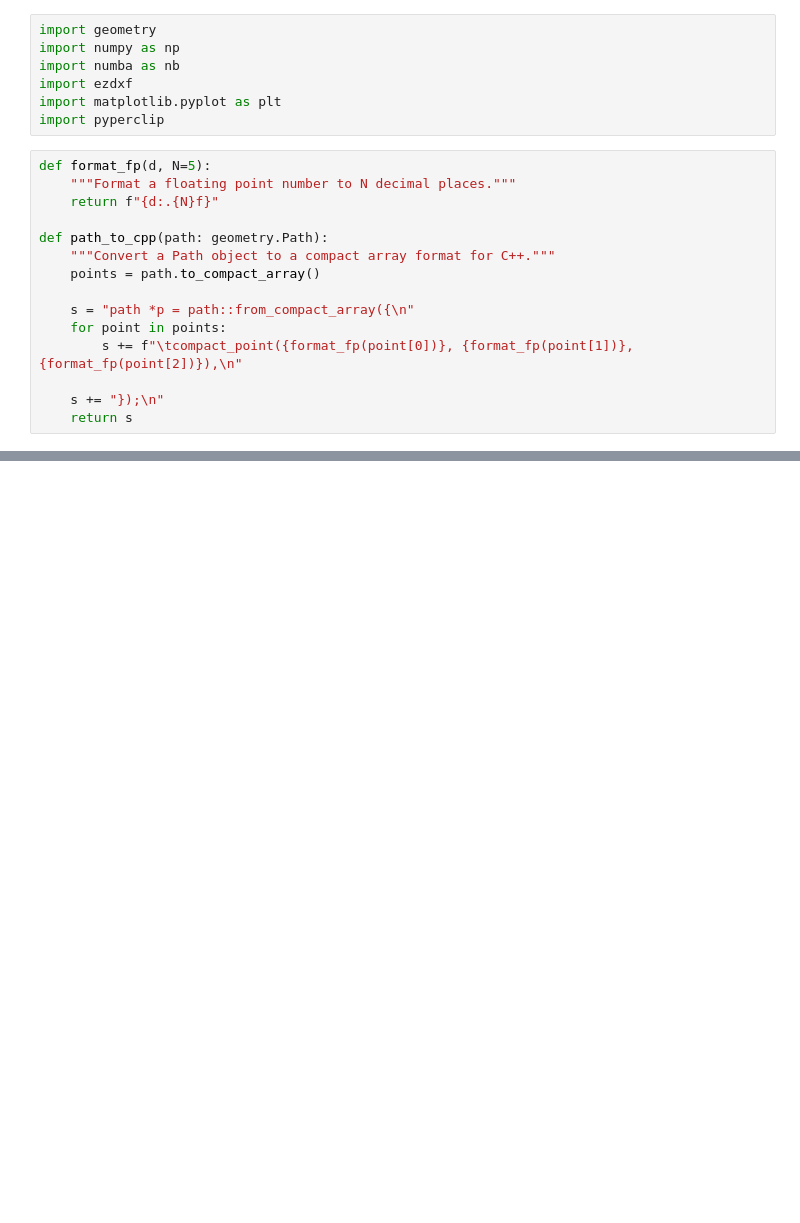
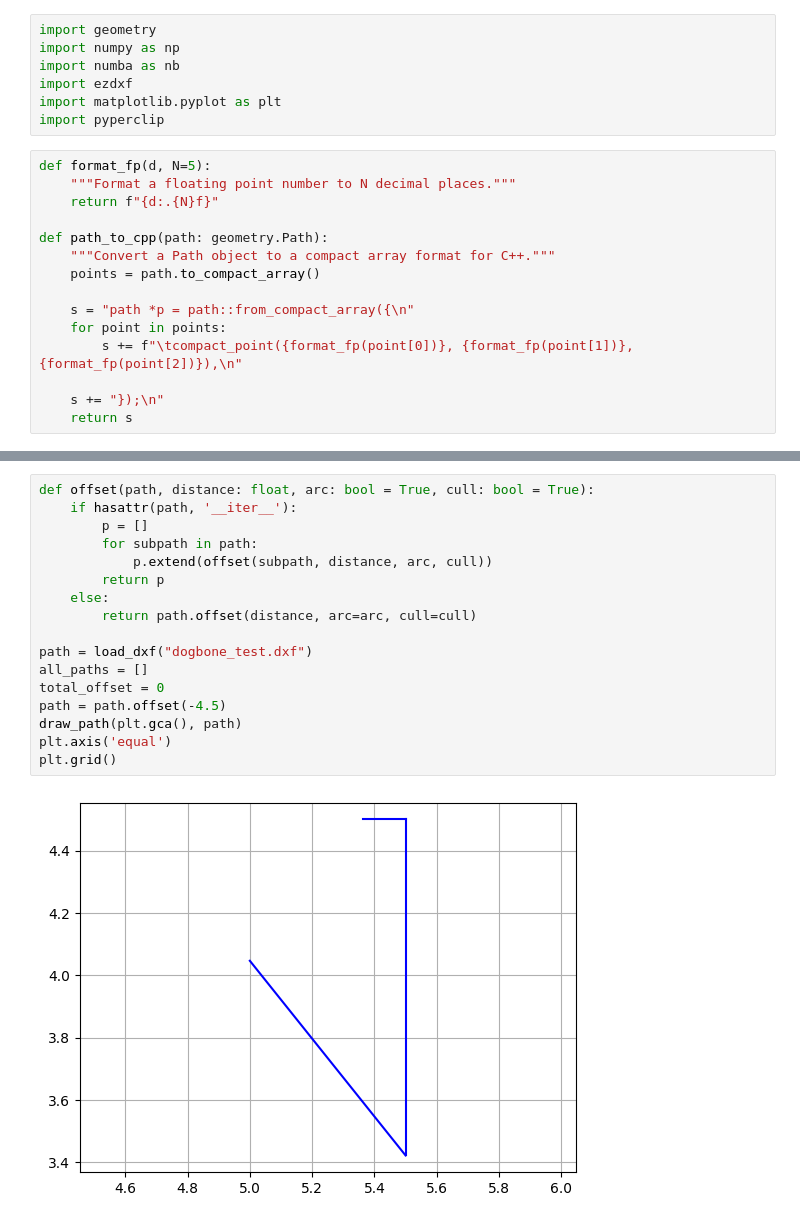
Before and after one commit to TheMarkster/pycam, a Jupyter notebook: notebooks/cython_test.ipynb, the cells around one changed output, grey strips where cells are left out. Drawn from its saved outputs; the diff is of its cells as text; blank space fills up the shorter version.

```diff
--- a/notebooks/cython_test.ipynb
+++ b/notebooks/cython_test.ipynb
@@ -225,0 +104,19 @@ test = intersections([path1, path2])
+# %%
+def offset(path, distance: float, arc: bool = True, cull: bool = True):
+    if hasattr(path, '__iter__'):
+        p = []
+        for subpath in path:
+            p.extend(offset(subpath, distance, arc, cull))
+        return p
+    else:
+        return path.offset(distance, arc=arc, cull=cull)
+
+path = load_dxf("dogbone_test.dxf")
+all_paths = []
+total_offset = 0
+path = path.offset(-4.5)
+draw_path(plt.gca(), path)
+plt.axis('equal')
+plt.grid()
+# %% [output]
+[figure, added]
```
Also changed, not shown: parts of 25 cells of this notebook, 21 other files.
